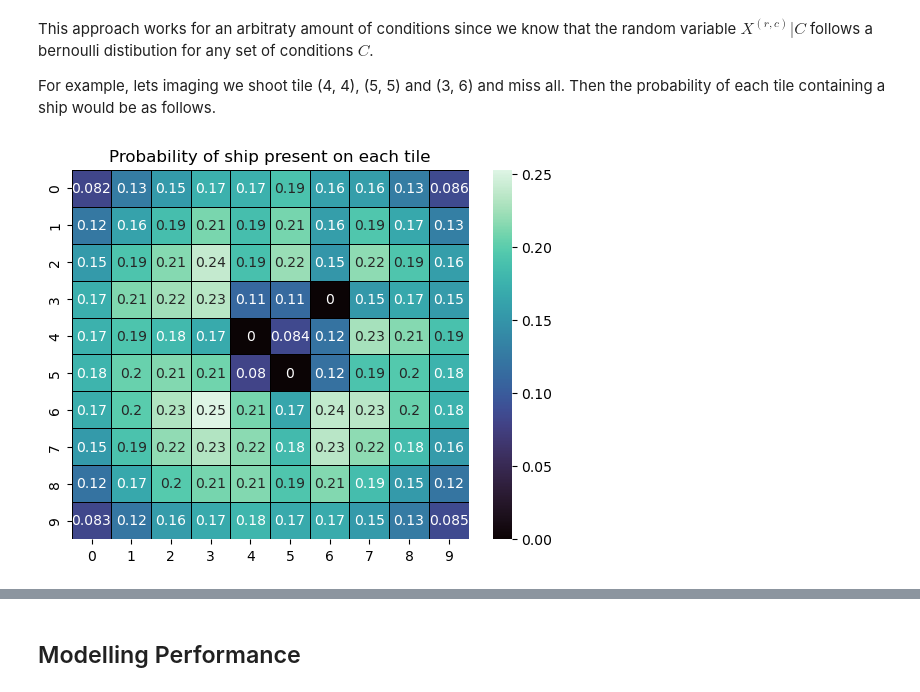
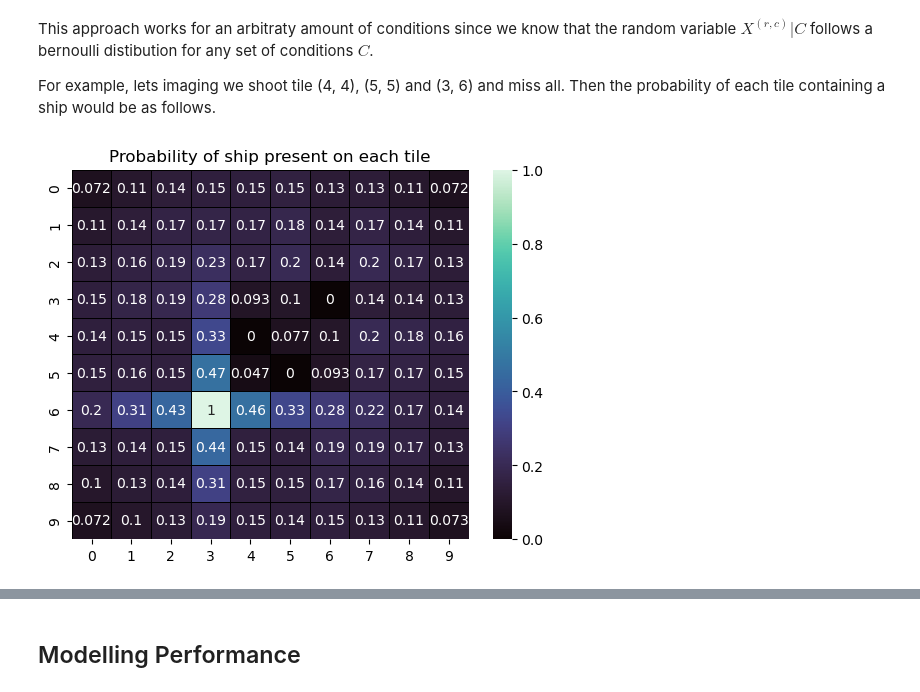
Before and after one commit to damienbose/battleship_analysis, a Jupyter notebook: battleship.ipynb, the cells around one changed output, grey strips where cells are left out. Cells and saved outputs as stored; diff of their text form; code cells hidden in the pictures.

```diff
--- a/battleship.ipynb
+++ b/battleship.ipynb
@@ -194,8 +194,8 @@ For example, lets imaging we shoot tile (4, 4), (5, 5) and (3, 6) and miss all.
 # %%
 n = 10**4
 
-conditions = [(4, 4, False), (5, 5, False), (3, 6, False)]
+conditions = [(4, 4, False), (5, 5, False), (3, 6, False), (6, 3, True)]
 probability_heatmap = generate_heatmap(n, ships, conditions)
 plot_probability_heatmap(probability_heatmap)
 # %% [output]
-[figure, old version]
+[figure, new version]
```
Also changed, not shown: parts of 4 cells of this notebook.
